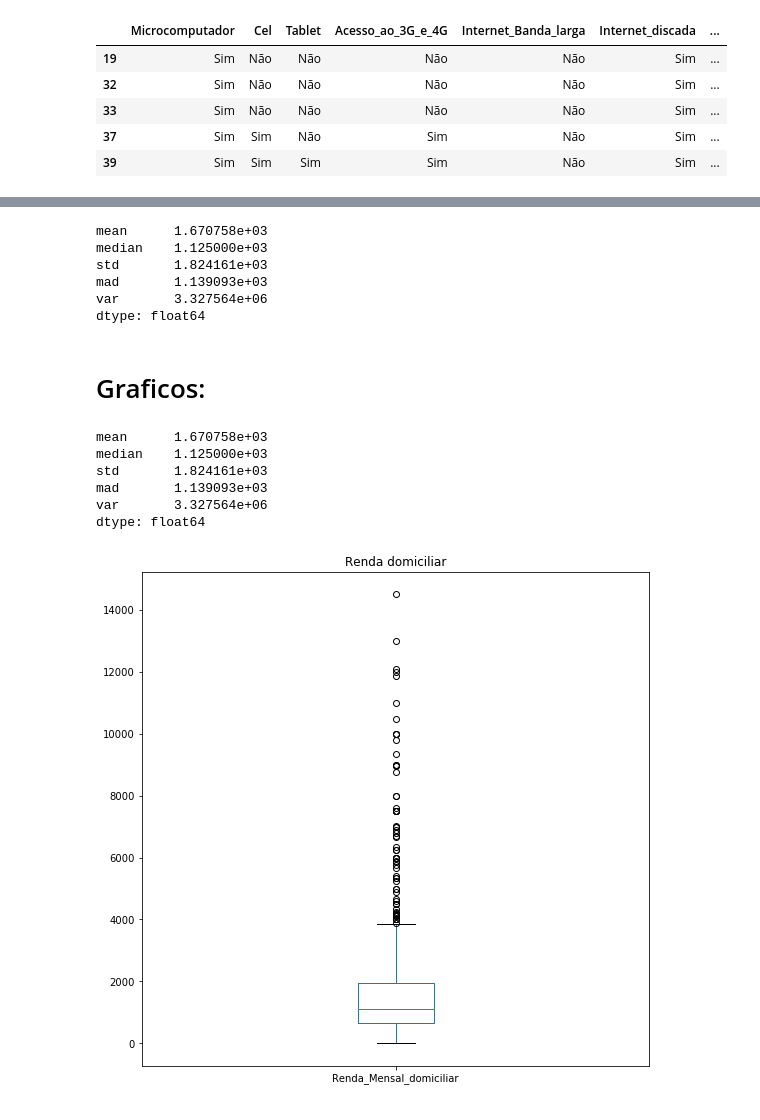
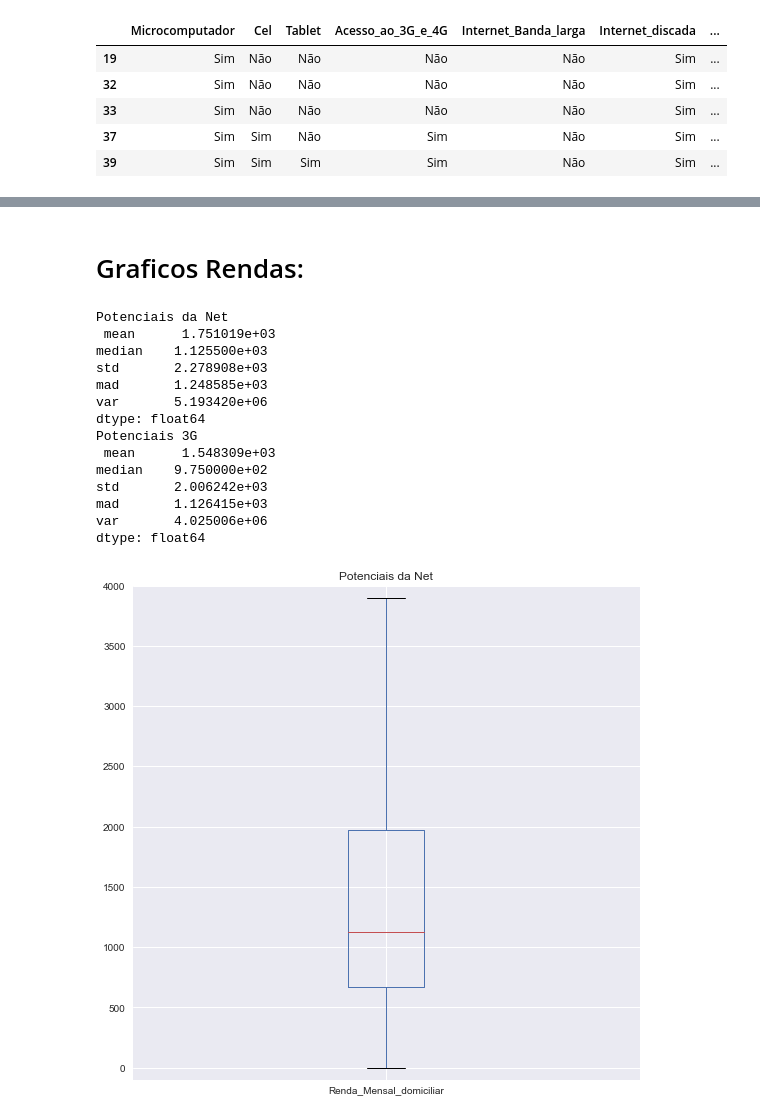
Before and after one commit to AntonioAndraues/CD, a Jupyter notebook: Projeto1/Projeto1 Layout.ipynb, the cells around one changed output, grey strips where cells are left out. Drawn from its saved outputs; the diff is of its cells as text; code cells hidden in the pictures.

```diff
--- a/Projeto1/Projeto1 Layout.ipynb
+++ b/Projeto1/Projeto1 Layout.ipynb
@@ -202,0 +189,5 @@ Faixa=np.arange(0.5,)
+# %%
+# Renda Potencial Net
+PotNet2_renda_2015=Pot_Net_2015.iloc[:,-1]
+# Renda Potencial 3G
+Pot3G_renda_2015 = Pot3G_2015.iloc[:,-1]
@@ -205,7 +209,3 @@ Faixa=np.arange(0.5,)
 # %%
-PotNet2_renda_2015=Pot_Net_2015.iloc[:,-1]
-PotNet2_renda_2015=PotNet2_renda[(PotNet2_renda<999999999999)]
-PotNet2_renda_2015=PotNet2_renda[(PotNet2_renda<21000)]
-Pot3G_renda_2015=Pot3G_renda[(Pot3G_renda<999999999999)]
-Pot3G_renda_2015=Pot3G_renda_2015[(Pot3G_renda_2015<21000)]
-PotNet2_renda.describe()
+PotNet2_renda_2015=PotNet2_renda_2015[(PotNet2_renda_2015<999999999999)]
+Pot3G_renda_2015=Pot3G_renda_2015[(Pot3G_renda_2015<999999999999)]
@@ -222,21 +212,2 @@ Name: Renda_Mensal_domiciliar, dtype: float64
-# %%
-idx = ['mean','median','std','mad','var']
-
-
-df = pd.Series([ PotNet2_renda_2015.mean(),
-                             PotNet2_renda_2015.median(),
-                             PotNet2_renda_2015.std(),
-                             PotNet2_renda_2015.mad(),
-                             PotNet2_renda_2015.var(),
-               ], index=idx)
-
-print(df)
-# %% [output]
-mean      1.670758e+03
-median    1.125000e+03
-std       1.824161e+03
-mad       1.139093e+03
-var       3.327564e+06
-dtype: float64
 # %% [markdown]
-# Graficos:
+# Graficos Rendas:
@@ -252,20 +214,45 @@ dtype: float64
 # %%
 fig = plt.figure(figsize=(20,20))
 plt.subplot(222)
-plot = PotNet2_renda_2015.plot(kind='box',title='Renda domiciliar')#, color='red')
+plot = PotNet2_renda_2015.plot(kind='box',title='Potenciais da Net')#, color='red')
+plot.set_ylim([-100, 4000])
 idx = ['mean','median','std','mad','var']
-df = pd.Series([ PotNet2_renda_2015.mean(),
+dfnet = pd.Series([ PotNet2_renda_2015.mean(),
                              PotNet2_renda_2015.median(),
                              PotNet2_renda_2015.std(),
                              PotNet2_renda_2015.mad(),
                              PotNet2_renda_2015.var(),
                ], index=idx)
-print(df)
+
+print("Potenciais da Net\n {0}".format(dfnet))
+
+fig = plt.figure(figsize=(20,20))
+plt.subplot(222)
+plot = Pot3G_renda_2015.plot(kind='box',title='Potenciais 3G')#, color='red')
+plot.set_ylim([-100, 4000])
+
+idx = ['mean','median','std','mad','var']
+df3G = pd.Series([ Pot3G_renda_2015.mean(),
+                             Pot3G_renda_2015.median(),
+                             Pot3G_renda_2015.std(),
+                             Pot3G_renda_2015.mad(),
+                             Pot3G_renda_2015.var(),
+               ], index=idx)
+
+print("Potenciais 3G \n {0}".format(df3G))
 # %% [output]
-mean      1.670758e+03
-median    1.125000e+03
-std       1.824161e+03
-mad       1.139093e+03
-var       3.327564e+06
+Potenciais da Net
+ mean      1.751019e+03
+median    1.125500e+03
+std       2.278908e+03
+mad       1.248585e+03
+var       5.193420e+06
 dtype: float64
+Potenciais 3G
+ mean      1.548309e+03
+median    9.750000e+02
+std       2.006242e+03
+mad       1.126415e+03
+var       4.025006e+06
+dtype: float64
-[figure, old version]
+[figure, new version]
```
Also changed, not shown: parts of 44 cells of this notebook.
